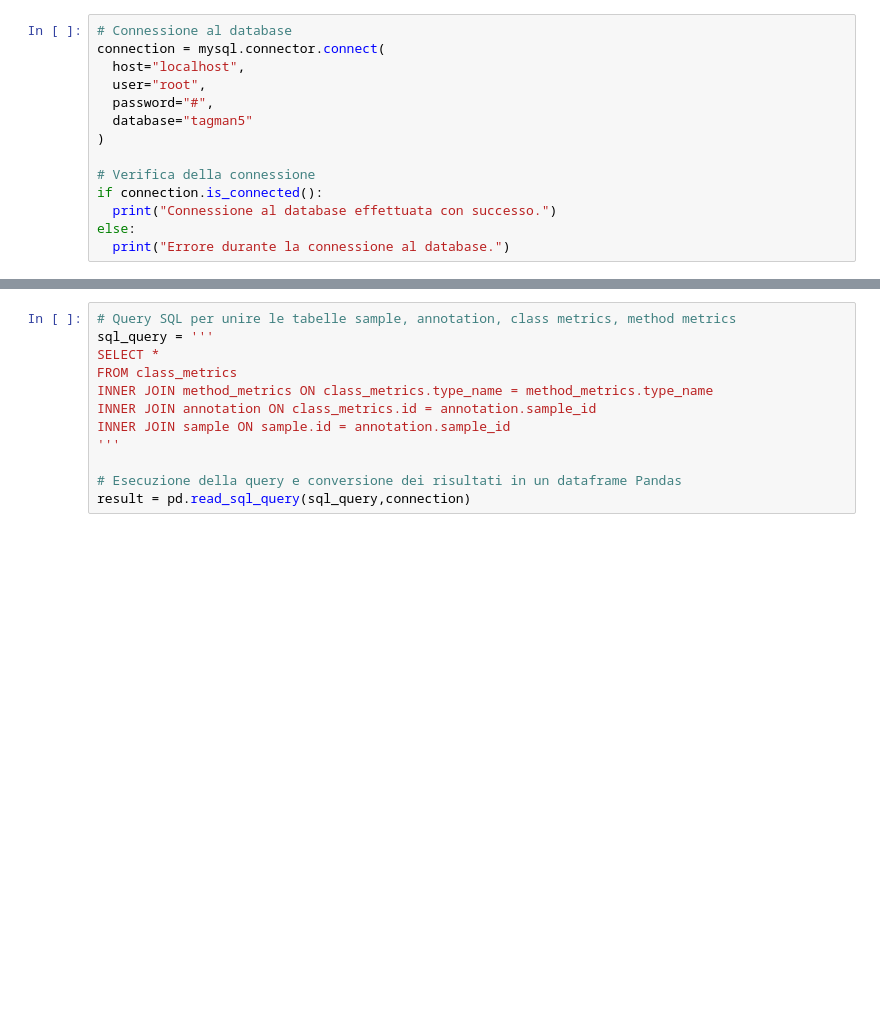
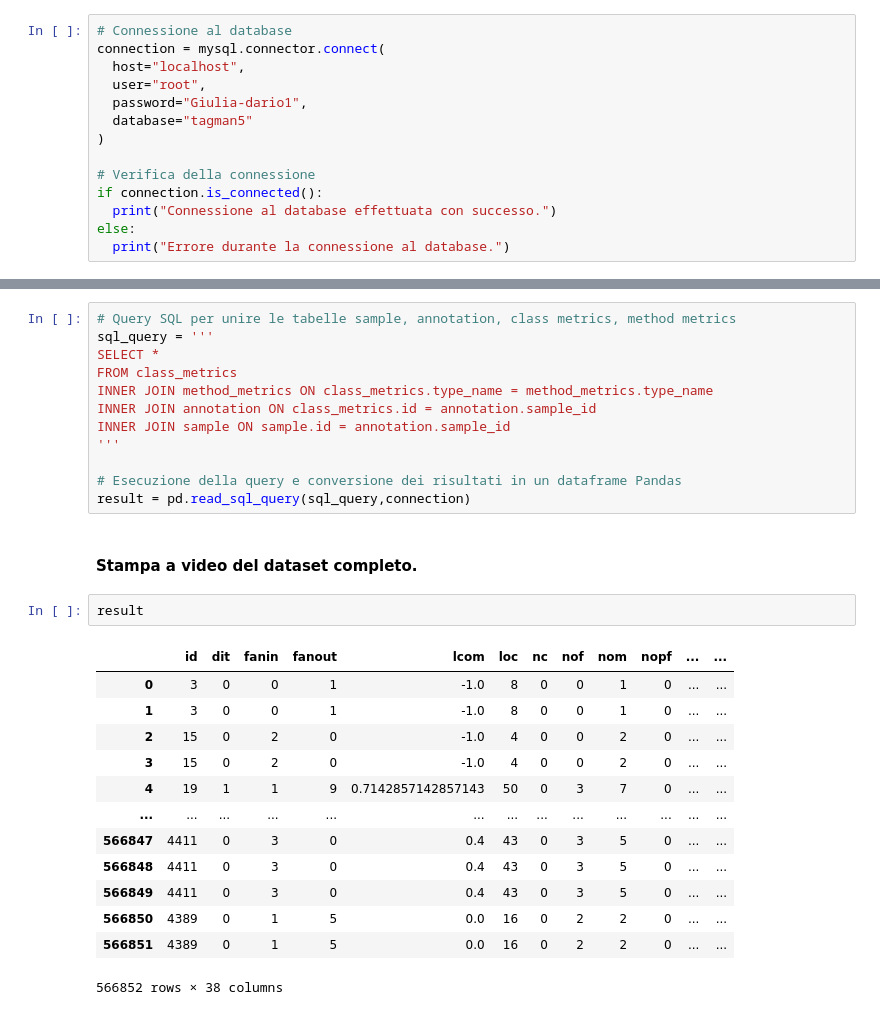
Before and after one commit to DarioDeMaio/Code_Smells_NLP, a Jupyter notebook: machine_learning_model.ipynb, the cells around one changed output, grey strips where cells are left out. Drawn from its saved outputs; the diff is of its cells as text; blank space fills up the shorter version.

```diff
--- a/machine_learning_model.ipynb
+++ b/machine_learning_model.ipynb
@@ -7,7 +14,7 @@ import mysql.connector
 connection = mysql.connector.connect(
   host="localhost",
   user="root",
-  password="#",
+  password="Giulia-dario1",
   database="tagman5"
 )
 
@@ -30,3 +39,21 @@ INNER JOIN sample ON sample.id = annotation.sample_id
 
 # Esecuzione della query e conversione dei risultati in un dataframe Pandas
 result = pd.read_sql_query(sql_query,connection)
+# %% [markdown]
+#### Stampa a video del dataset completo.
+# %%
+result
+# %% [output]
+|  | id | dit | fanin | fanout | lcom | loc | nc | nof | nom | nopf | ... | ... |
+| 0 | 3 | 0 | 0 | 1 | -1.0 | 8 | 0 | 0 | 1 | 0 | ... | ... |
+| 1 | 3 | 0 | 0 | 1 | -1.0 | 8 | 0 | 0 | 1 | 0 | ... | ... |
+| 2 | 15 | 0 | 2 | 0 | -1.0 | 4 | 0 | 0 | 2 | 0 | ... | ... |
+| 3 | 15 | 0 | 2 | 0 | -1.0 | 4 | 0 | 0 | 2 | 0 | ... | ... |
+| 4 | 19 | 1 | 1 | 9 | 0.7142857142857143 | 50 | 0 | 3 | 7 | 0 | ... | ... |
+| ... | ... | ... | ... | ... | ... | ... | ... | ... | ... | ... | ... | ... |
+| 566847 | 4411 | 0 | 3 | 0 | 0.4 | 43 | 0 | 3 | 5 | 0 | ... | ... |
+| 566848 | 4411 | 0 | 3 | 0 | 0.4 | 43 | 0 | 3 | 5 | 0 | ... | ... |
+| 566849 | 4411 | 0 | 3 | 0 | 0.4 | 43 | 0 | 3 | 5 | 0 | ... | ... |
+| 566850 | 4389 | 0 | 1 | 5 | 0.0 | 16 | 0 | 2 | 2 | 0 | ... | ... |
+| 566851 | 4389 | 0 | 1 | 5 | 0.0 | 16 | 0 | 2 | 2 | 0 | ... | ... |
+566852 rows × 38 columns
```
Also changed, not shown: parts of 28 cells of this notebook.
